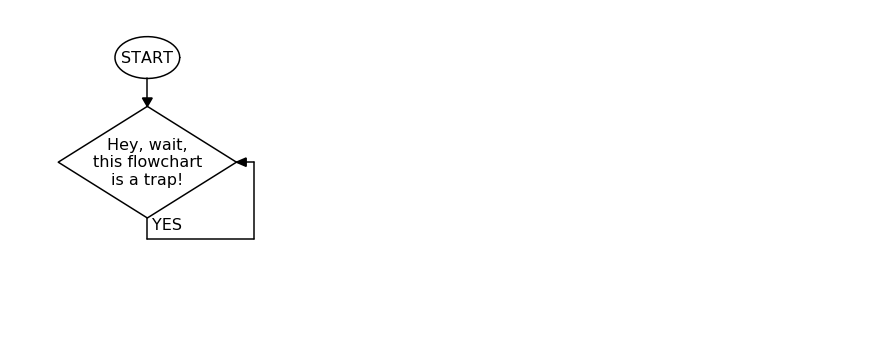
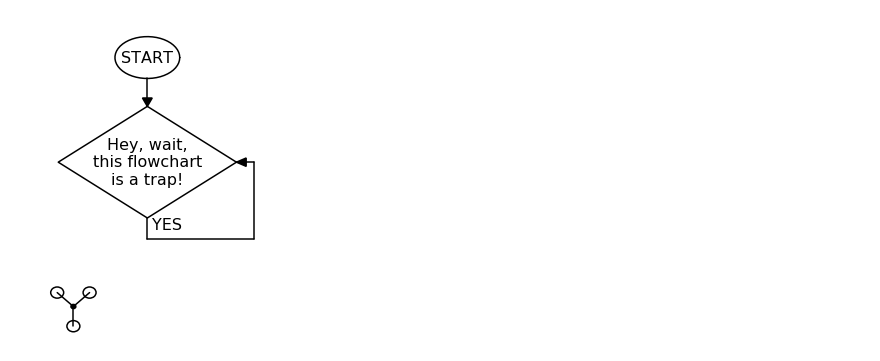
Before and after one commit to cdelker/schemdraw, a Jupyter notebook: docs/img/doc_images.ipynb, the cells around one changed output. Cells and saved outputs as stored; diff of their text form; code cells hidden in the pictures; blank space fills up the shorter version.

```diff
--- a/docs/img/doc_images.ipynb
+++ b/docs/img/doc_images.ipynb
@@ -421,3 +421,22 @@ d.draw()
 d.save('xkcd1195.svg')
 # %% [output]
 [figure]
+# %%
+# Example for defining custom symbols
+fclen = 0.5
+FLUX_CAP = {
+    'base': e.DOT,
+    'paths': [[[0, 0], [0, -fclen*1.41]],  # Leg going down
+              [[0, 0], [fclen, fclen]],    # Leg going up/right
+              [[0, 0], [-fclen, fclen]]],  # Leg going up/left
+    'shapes': [{'shape': 'circle', 'center': [0, -fclen*1.41], 'radius': .2, 'fill': False},
+               {'shape': 'circle', 'center': [fclen, fclen], 'radius': .2, 'fill': False},
+               {'shape': 'circle', 'center': [-fclen, fclen], 'radius': .2, 'fill': False}],
+    'anchors': {'p1': [-fclen, fclen], 'p2': [fclen, fclen], 'p3': [0, -fclen]}}
+
+d = schem.Drawing()
+fc = d.add(FLUX_CAP)
+d.draw()
+d.save('fluxcap.svg')
+# %% [output]
+[figure, added]
```
Also changed, not shown: 38 other files.
